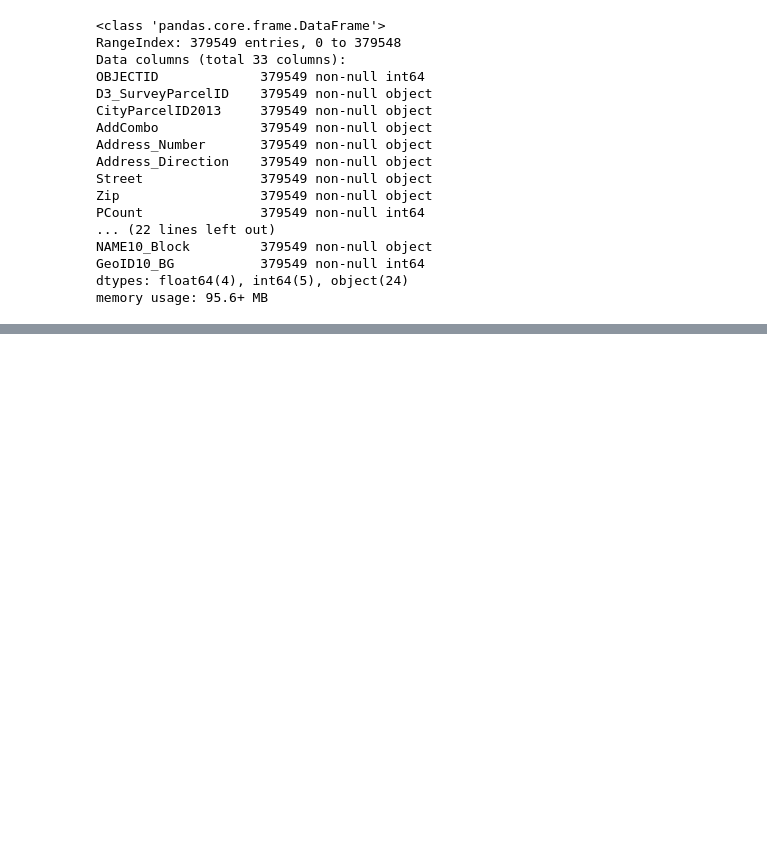
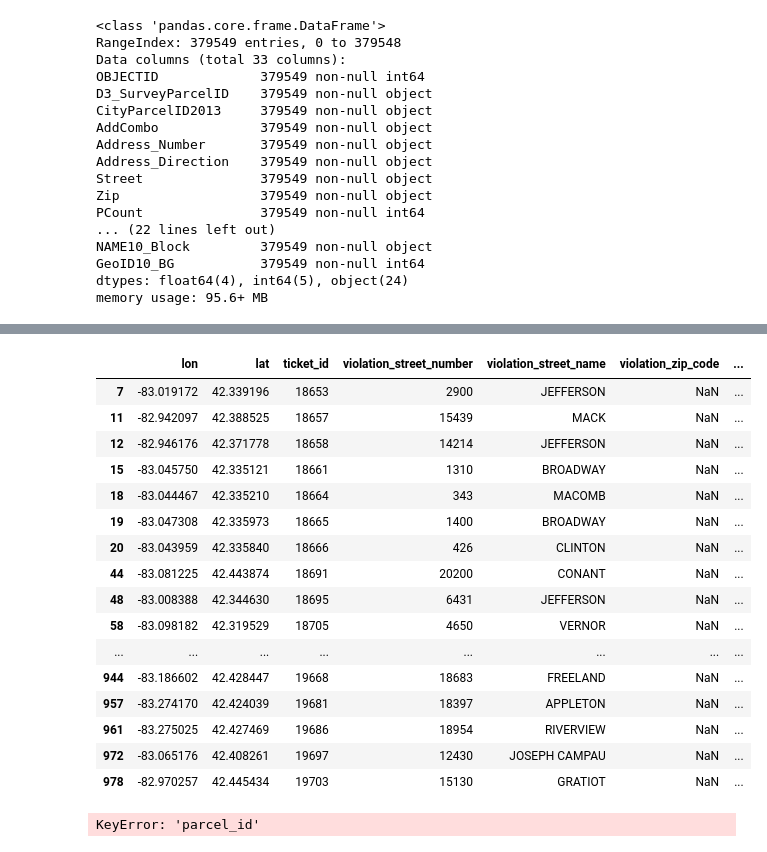
Before and after one commit to Kelvin-Arellano/nyc_mhtn_ds_Project_3, a Jupyter notebook: eda_joining_data_frames.ipynb, the cells around one changed output, grey strips where cells are left out. Cells and saved outputs as stored; diff of their text form; code cells hidden in the pictures; blank space fills up the shorter version.

```diff
--- a/eda_joining_data_frames.ipynb
+++ b/eda_joining_data_frames.ipynb
@@ -120,7 +121,7 @@ blight['compliance'] = blight.apply(compliance, axis=1)
 # %%
 blight = blight.dropna(subset=['parcel_id'])
 # %%
-blight['parcel_id'] = blight.apply(parse_parcel,axis=1)
+#blight['parcel_id'] = blight.apply(parse_parcel,axis=1)
 # %%
 blight['coordinates'] = blight.apply(coord_bligth,axis=1)
 # %%
@@ -140,0 +199,26 @@ FileNotFoundError: [Errno 2] No such file or directory: 'data/Crimes.csv'
+# %%
+blight['parcel_id'] = [x[:7] for x in blight.parcel_id]
+# %%
+blight.head(150)
+# %% [output]
+|  | lon | lat | ticket_id | violation_street_number | violation_street_name | violation_zip_code | ... |
+| 7 | -83.019172 | 42.339196 | 18653 | 2900 | JEFFERSON | NaN | ... |
+| 11 | -82.942097 | 42.388525 | 18657 | 15439 | MACK | NaN | ... |
+| 12 | -82.946176 | 42.371778 | 18658 | 14214 | JEFFERSON | NaN | ... |
+| 15 | -83.045750 | 42.335121 | 18661 | 1310 | BROADWAY | NaN | ... |
+| 18 | -83.044467 | 42.335210 | 18664 | 343 | MACOMB | NaN | ... |
+| 19 | -83.047308 | 42.335973 | 18665 | 1400 | BROADWAY | NaN | ... |
+| 20 | -83.043959 | 42.335840 | 18666 | 426 | CLINTON | NaN | ... |
+| 44 | -83.081225 | 42.443874 | 18691 | 20200 | CONANT | NaN | ... |
+| 48 | -83.008388 | 42.344630 | 18695 | 6431 | JEFFERSON | NaN | ... |
+| 58 | -83.098182 | 42.319529 | 18705 | 4650 | VERNOR | NaN | ... |
+| ... | ... | ... | ... | ... | ... | ... | ... |
+| 944 | -83.186602 | 42.428447 | 19668 | 18683 | FREELAND | NaN | ... |
+| 957 | -83.274170 | 42.424039 | 19681 | 18397 | APPLETON | NaN | ... |
+| 961 | -83.275025 | 42.427469 | 19686 | 18954 | RIVERVIEW | NaN | ... |
+| 972 | -83.065176 | 42.408261 | 19697 | 12430 | JOSEPH CAMPAU | NaN | ... |
+| 978 | -82.970257 | 42.445434 | 19703 | 15130 | GRATIOT | NaN | ... |
+# %%
+blight.merge(MCM, how='inner', left_on = 'D3_SurveyParcelID',right_on = 'parcel_id')
+# %% [output]
+KeyError: 'parcel_id'
```
Also changed, not shown: parts of 5 cells of this notebook.
